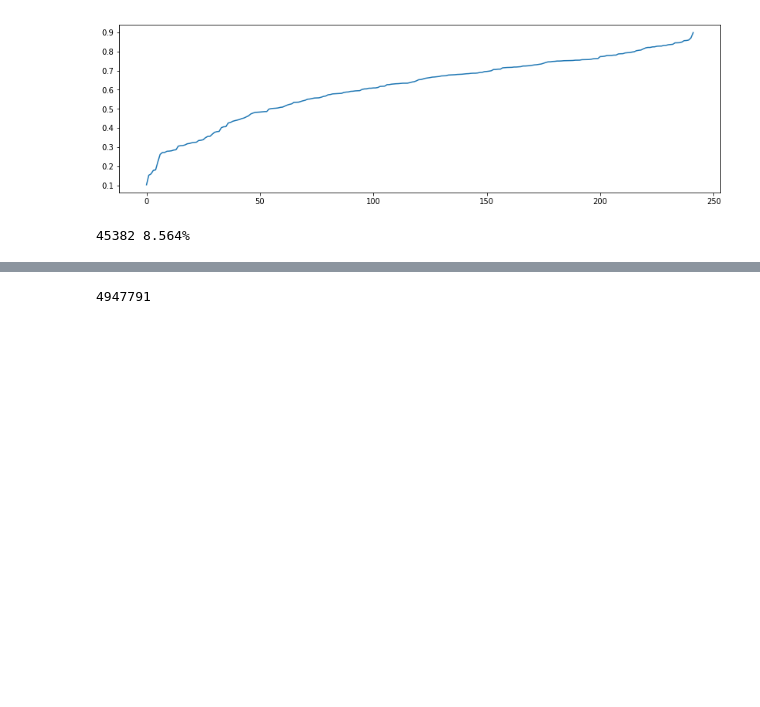
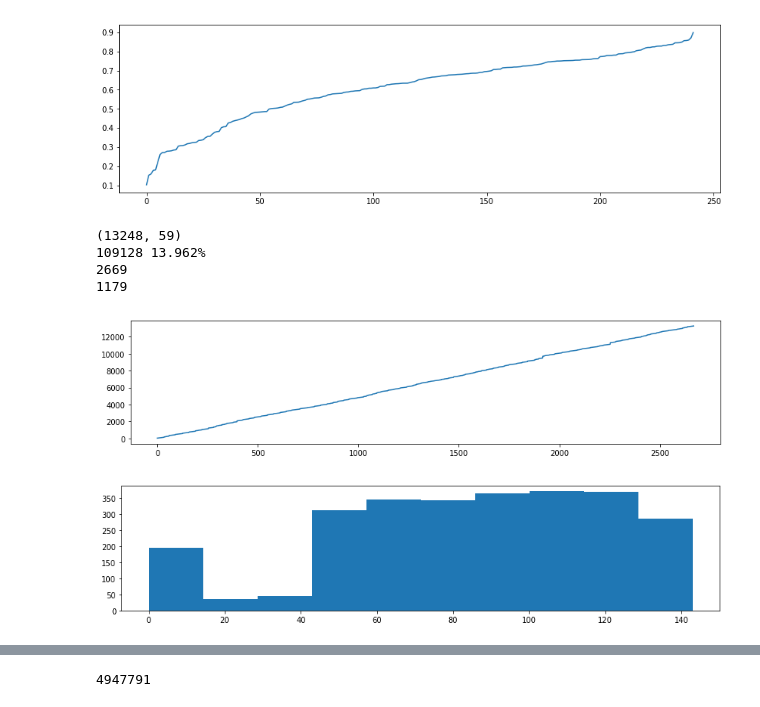
Before and after one commit to ulzee/traffic, a Jupyter notebook: process/GenerateBatchInds.ipynb, the cells around one changed output, grey strips where cells are left out. Saved outputs shown, nothing was run; the diff lists cells and outputs as text; code cells hidden in the pictures; blank space fills up the shorter version.

```diff
--- a/process/GenerateBatchInds.ipynb
+++ b/process/GenerateBatchInds.ipynb
@@ -97,22 +97,38 @@ def trainable_inds(
             if not np.count_nonzero(np.isnan(series)):
                 assert not np.count_nonzero(np.isnan(datamat[ti-lag:ti, si-stops:si]))
                 inds.append((ti, si))
-                toff = lag//2
-                soff = stops
-            si += 1
+                toff = lag//4
+#                 soff = stops
+            si += soff
         ti += toff
 
     return inds
 
-data = history_byname('Q10_0', root='../data/history')
+# data = history_byname('Q10_0', root='../data/history')
+data = history_byname('M102_0', root='../data/history')
+print(data.shape)
 segInds = trainable_inds(data, lag=MIN_LAG, stops=MIN_STOPS)
 print(len(segInds), '%.3f%%' % (len(segInds) / (data.shape[0] * data.shape[1]) * 100))
-# 132752 25.1
-# 117935 22.3
-# 74010 14.0
-# 212106
+
+SIND = 30
+print(len([seg for seg in segInds if seg[1] == SIND]))
+print(np.count_nonzero(np.isnan(data[:, SIND])))
 # %% [output]
-45382 8.564%
+(13248, 59)
+109128 13.962%
+2669
+1179
+# %%
+plt.figure(figsize=(14, 3))
+plt.plot(sorted([seg[0] for seg in segInds if seg[1] == SIND]))
+plt.show(); plt.close()
+
+plt.figure(figsize=(14, 3))
+plt.hist(sorted([seg[0] % (6 * 24) for seg in segInds if seg[1] == SIND]))
+plt.show(); plt.close()
+# %% [output]
+[figure, added]
+[figure, added]
 # %%
 # print(segInds[0])
 ti, si = segInds[0]
```
Also changed, not shown: parts of 1 cell of this notebook, 3 other files.
